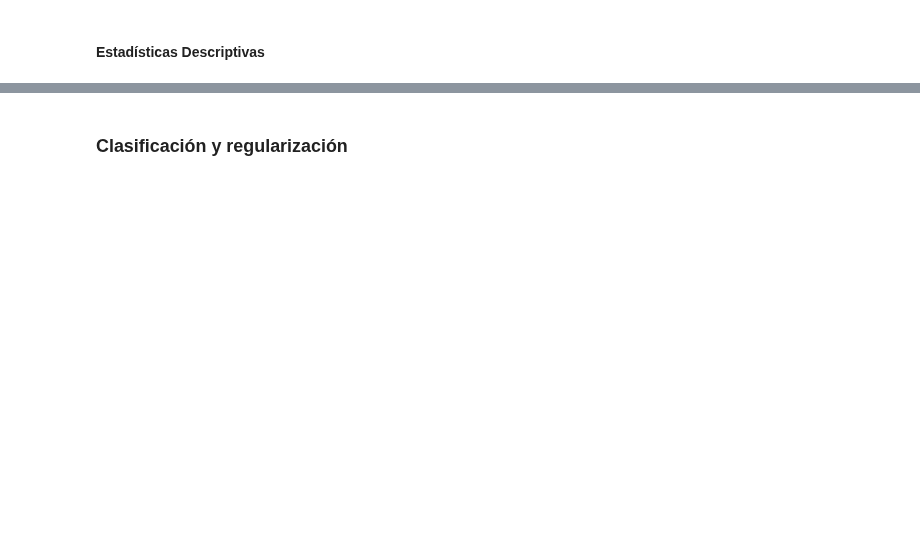
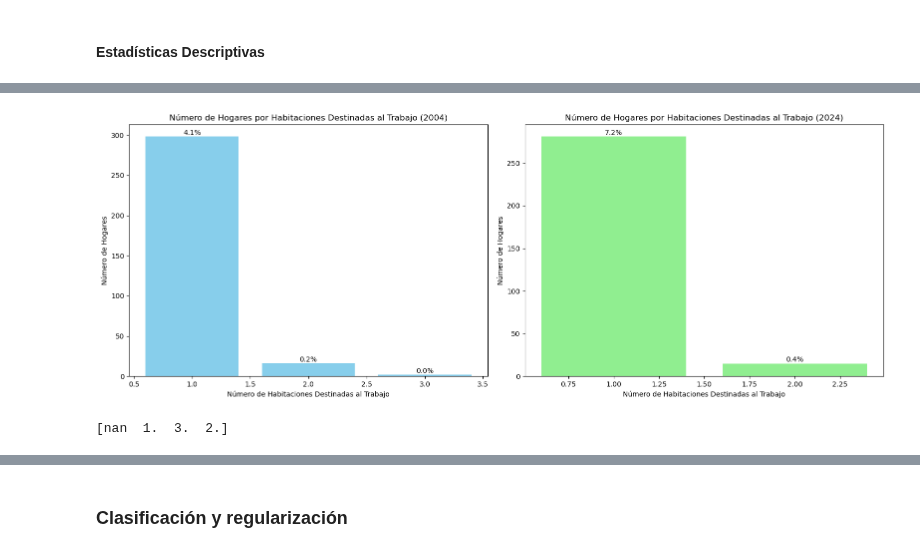
Before and after one commit to miligarofalo/CC408-T2-1, a Jupyter notebook: TP4/TP4_grupal.ipynb, the cells around one changed output, grey strips where cells are left out. Drawn from its saved outputs; the diff is of its cells as text; code cells hidden in the pictures; blank space fills up the shorter version.

```diff
--- a/TP4/TP4_grupal.ipynb
+++ b/TP4/TP4_grupal.ipynb
@@ -588 +596,57 @@ Name: proportion, dtype: float64
+# %%
+# Filtrar los hogares por el año (asumiendo que tienes una columna 'ano4')
+df_2004 = df_completa[df_completa['ano4'] == 2004]
+df_2024 = df_completa[df_completa['ano4'] == 2024]
+
+# Calcular la cantidad de hogares por número de habitaciones destinadas al trabajo en 2004
+hogares_por_habitacion_trabajo_2004 = df_2004.groupby('ii3_1').size().reset_index(name='cantidad_hogares')
+hogares_por_habitacion_trabajo_2004['porcentaje'] = (hogares_por_habitacion_trabajo_2004['cantidad_hogares'] / df_2004.shape[0]) * 100
+
+# Filtrar para eliminar las filas con porcentaje 0
+hogares_por_habitacion_trabajo_2004 = hogares_por_habitacion_trabajo_2004[hogares_por_habitacion_trabajo_2004['porcentaje'] > 0]
+
+# Calcular la cantidad de hogares por número de habitaciones destinadas al trabajo en 2024
+hogares_por_habitacion_trabajo_2024 = df_2024.groupby('ii3_1').size().reset_index(name='cantidad_hogares')
+hogares_por_habitacion_trabajo_2024['porcentaje'] = (hogares_por_habitacion_trabajo_2024['cantidad_hogares'] / df_2024.shape[0]) * 100
+
+# Crear gráficos para 2004 y 2024
+
+fig, ax = plt.subplots(1, 2, figsize=(16, 6))  # Crear dos gráficos en una fila
+
+# Gráfico para el año 2004
+ax[0].bar(hogares_por_habitacion_trabajo_2004['ii3_1'], hogares_por_habitacion_trabajo_2004['cantidad_hogares'], color='skyblue')
+ax[0].set_title('Número de Hogares por Habitaciones Destinadas al Trabajo (2004)')
+ax[0].set_xlabel('Número de Habitaciones Destinadas al Trabajo')
+ax[0].set_ylabel('Número de Hogares')
+
+# Añadir los porcentajes sobre las barras
+for i, row in hogares_por_habitacion_trabajo_2004.iterrows():
+    ax[0].text(row['ii3_1'], row['cantidad_hogares'] + 2, f"{row['porcentaje']:.1f}%", ha='center')
+
+# Gráfico para el año 2024
+ax[1].bar(hogares_por_habitacion_trabajo_2024['ii3_1'], hogares_por_habitacion_trabajo_2024['cantidad_hogares'], color='lightgreen')
+ax[1].set_title('Número de Hogares por Habitaciones Destinadas al Trabajo (2024)')
+ax[1].set_xlabel('Número de Habitaciones Destinadas al Trabajo')
+ax[1].set_ylabel('Número de Hogares')
+
+# Añadir los porcentajes sobre las barras
+for i, row in hogares_por_habitacion_trabajo_2024.iterrows():
+    ax[1].text(row['ii3_1'], row['cantidad_hogares'] + 2, f"{row['porcentaje']:.1f}%", ha='center')
+
+# Mostrar el gráfico
+plt.tight_layout()
+plt.show()
+# %% [output]
+[figure, added]
+# %%
+# Filtrar los hogares para el año 2004
+df_2004 = df_completa[df_completa['ano4'] == 2004]
+
+# Obtener los valores únicos de la columna 'ii3_1' en el año 2004
+valores_unicos_2004 = df_2004['ii3_1'].unique()
+
+# Imprimir los valores únicos
+print(valores_unicos_2004)
+# %% [output]
+[nan  1.  3.  2.]
 # %%
```
Also changed, not shown: parts of 19 cells of this notebook.
